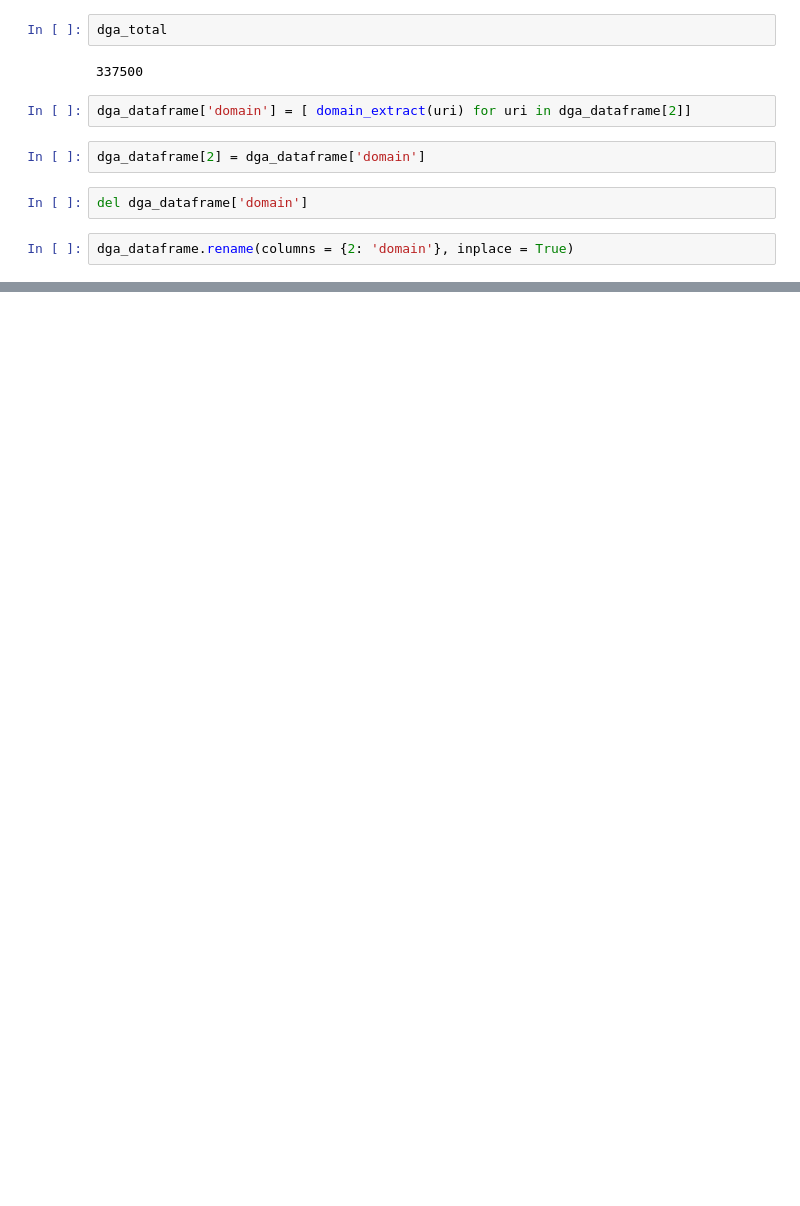
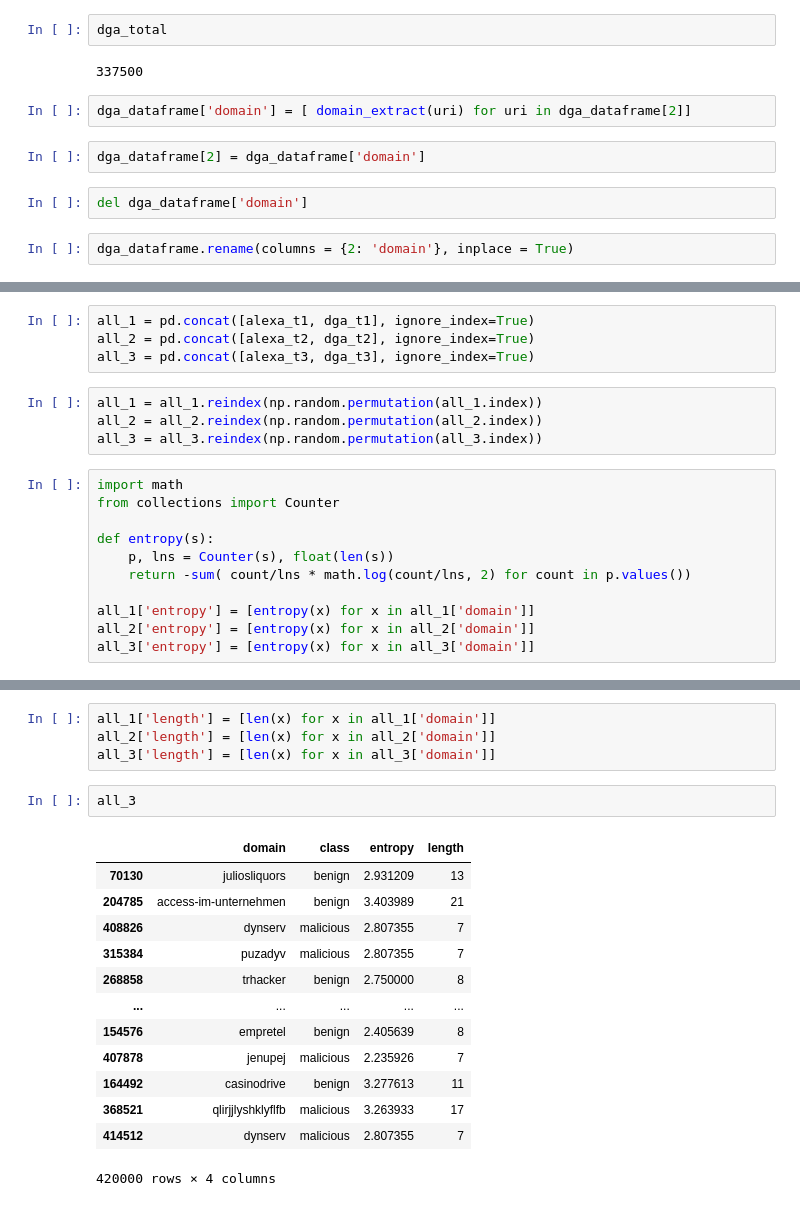
Before and after one commit to bawantha/Realtime-monitoring-of-dns-traffics, a Jupyter notebook: ml/dns_logs.ipynb, the cells around one changed output, grey strips where cells are left out. Drawn from its saved outputs; the diff is of its cells as text; blank space fills up the shorter version.

```diff
--- a/ml/dns_logs.ipynb
+++ b/ml/dns_logs.ipynb
@@ -463,0 +255,19 @@ accuracy_score(y_test, y_pred)
+# %%
+all_1 = pd.concat([alexa_t1, dga_t1], ignore_index=True)
+all_2 = pd.concat([alexa_t2, dga_t2], ignore_index=True)
+all_3 = pd.concat([alexa_t3, dga_t3], ignore_index=True)
+# %%
+all_1 = all_1.reindex(np.random.permutation(all_1.index))
+all_2 = all_2.reindex(np.random.permutation(all_2.index))
+all_3 = all_3.reindex(np.random.permutation(all_3.index))
+# %%
+import math
+from collections import Counter
+
+def entropy(s):
+    p, lns = Counter(s), float(len(s))
+    return -sum( count/lns * math.log(count/lns, 2) for count in p.values())
+
+all_1['entropy'] = [entropy(x) for x in all_1['domain']]
+all_2['entropy'] = [entropy(x) for x in all_2['domain']]
+all_3['entropy'] = [entropy(x) for x in all_3['domain']]
@@ -463,0 +288,20 @@ accuracy_score(y_test, y_pred)
+# %%
+all_1['length'] = [len(x) for x in all_1['domain']]
+all_2['length'] = [len(x) for x in all_2['domain']]
+all_3['length'] = [len(x) for x in all_3['domain']]
+# %%
+all_3
+# %% [output]
+|  | domain | class | entropy | length |
+| 70130 | juliosliquors | benign | 2.931209 | 13 |
+| 204785 | access-im-unternehmen | benign | 3.403989 | 21 |
+| 408826 | dynserv | malicious | 2.807355 | 7 |
+| 315384 | puzadyv | malicious | 2.807355 | 7 |
+| 268858 | trhacker | benign | 2.750000 | 8 |
+| ... | ... | ... | ... | ... |
+| 154576 | empretel | benign | 2.405639 | 8 |
+| 407878 | jenupej | malicious | 2.235926 | 7 |
+| 164492 | casinodrive | benign | 3.277613 | 11 |
+| 368521 | qlirjjlyshklyflfb | malicious | 3.263933 | 17 |
+| 414512 | dynserv | malicious | 2.807355 | 7 |
+420000 rows × 4 columns
```
Also changed, not shown: parts of 53 cells of this notebook.
